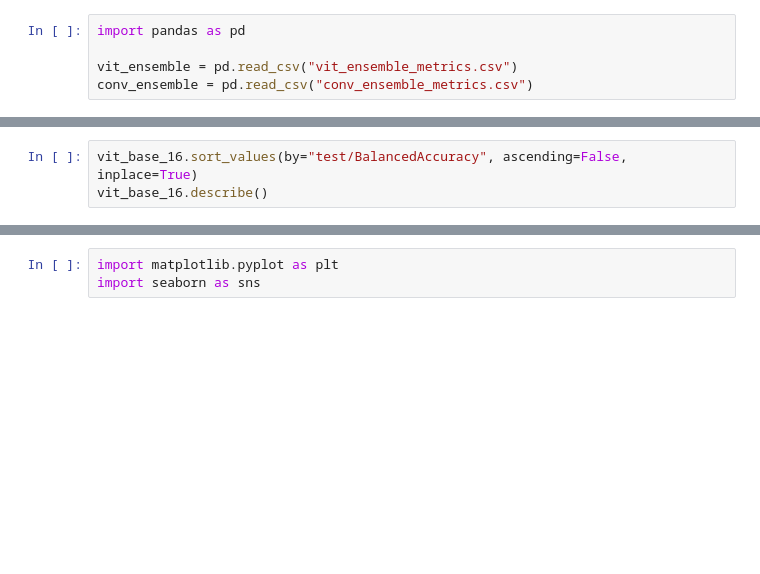
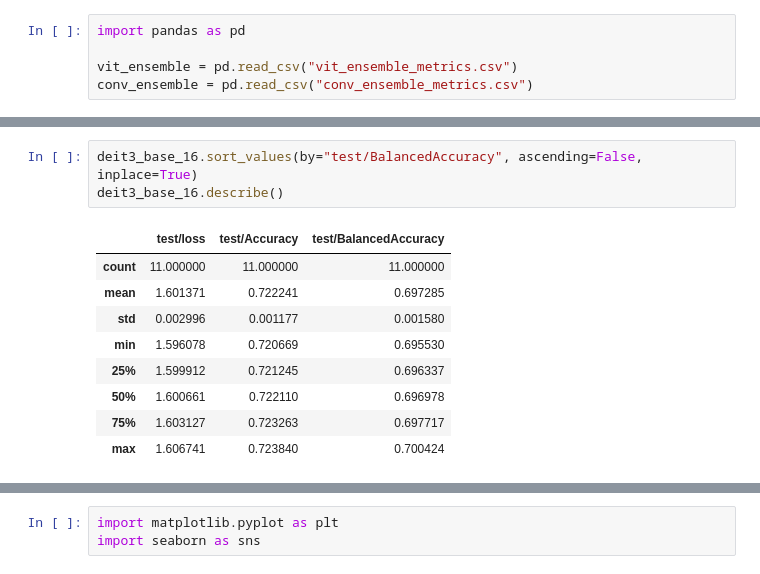
Before and after one commit to Antonio-Tresol/vits_ensemble_cr_leaves, a Jupyter notebook: metrics/metrics_analysis.ipynb, the cells around one changed output, grey strips where cells are left out. Drawn from its saved outputs; the diff is of its cells as text; blank space fills up the shorter version.

```diff
--- a/metrics/metrics_analysis.ipynb
+++ b/metrics/metrics_analysis.ipynb
@@ -15,6 +40,16 @@ conv_ensemble.describe()
 # %%
-vit_base_16.sort_values(by="test/BalancedAccuracy", ascending=False, inplace=True)
-vit_base_16.describe()
+deit3_base_16.sort_values(by="test/BalancedAccuracy", ascending=False, inplace=True)
+deit3_base_16.describe()
+# %% [output]
+|  | test/loss | test/Accuracy | test/BalancedAccuracy |
+| count | 11.000000 | 11.000000 | 11.000000 |
+| mean | 1.601371 | 0.722241 | 0.697285 |
+| std | 0.002996 | 0.001177 | 0.001580 |
+| min | 1.596078 | 0.720669 | 0.695530 |
+| 25% | 1.599912 | 0.721245 | 0.696337 |
+| 50% | 1.600661 | 0.722110 | 0.696978 |
+| 75% | 1.603127 | 0.723263 | 0.697717 |
+| max | 1.606741 | 0.723840 | 0.700424 |
 # %%
 convnext.sort_values(by="test/BalancedAccuracy", ascending=False, inplace=True)
 convnext.describe()
```
Also changed, not shown: parts of 13 cells of this notebook.
